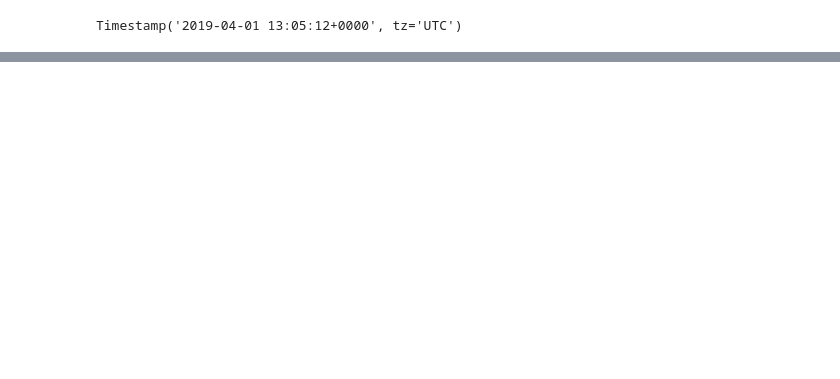
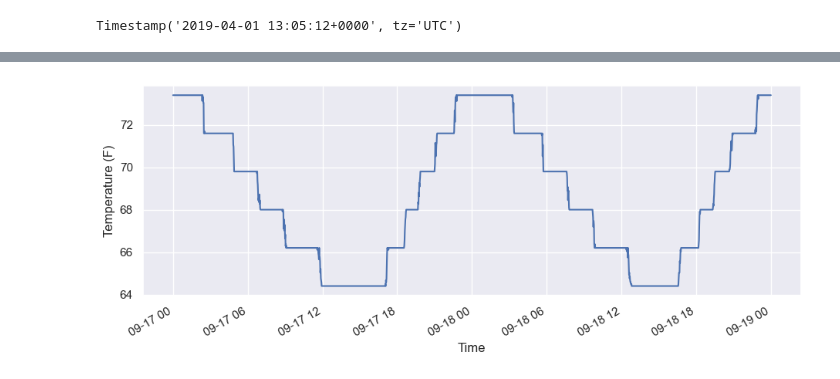
Before and after one commit to sgooding/pi_thermo, a Jupyter notebook: notebook/TemperaturePlots.ipynb, the cells around one changed output, grey strips where cells are left out. Drawn from its saved outputs; the diff is of its cells as text; code cells hidden in the pictures; blank space fills up the shorter version.

```diff
--- a/notebook/TemperaturePlots.ipynb
+++ b/notebook/TemperaturePlots.ipynb
@@ -12 +52,8 @@ data = pd.read_csv('../../../Desktop/feeds.csv', index_col=0,parse_dates=True)
+# %%
+data['temperature'].loc['2020-09-17':'2020-09-18'].plot()
+plt.xlabel('Time')
+plt.ylabel('Temperature (F)')
+plt.show()
+# %% [output]
+[figure, added]
 # %%
```
Also changed, not shown: parts of 18 cells of this notebook, 1 other file.
